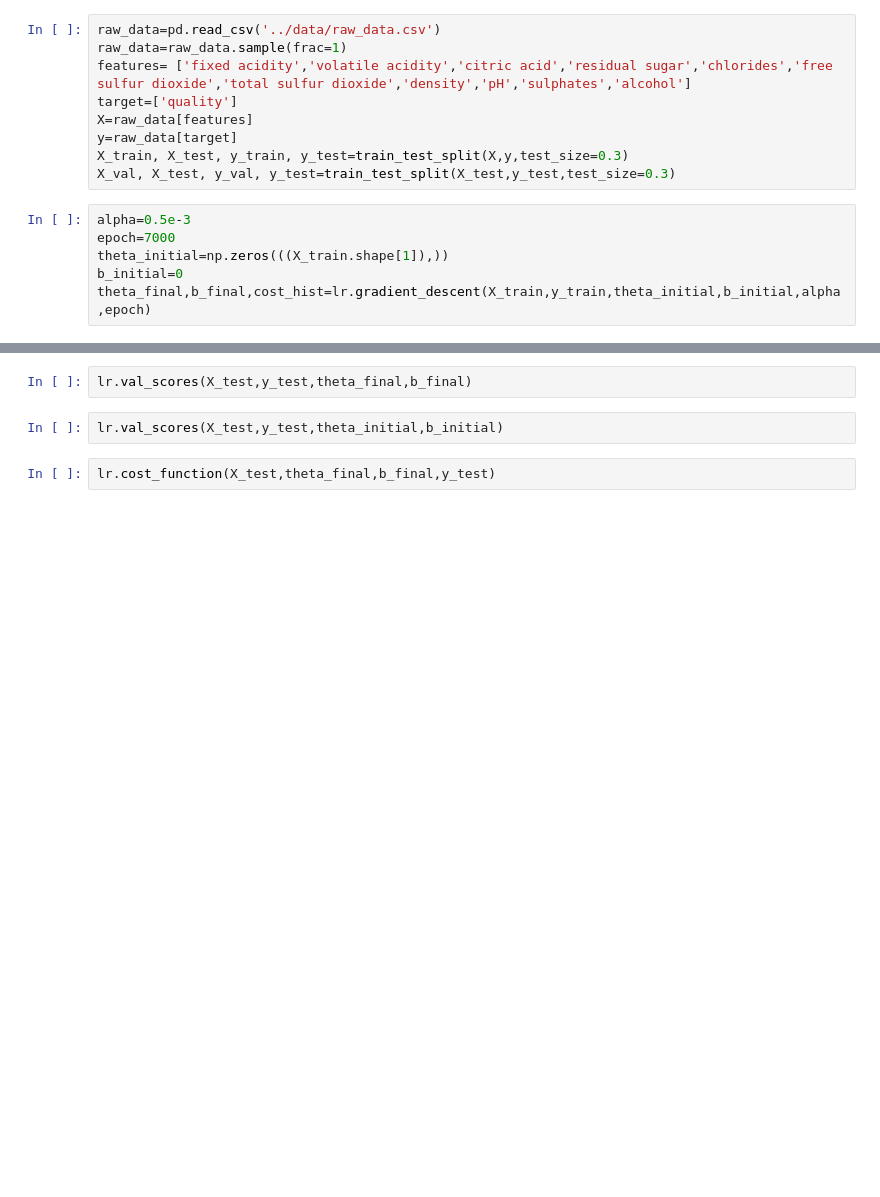
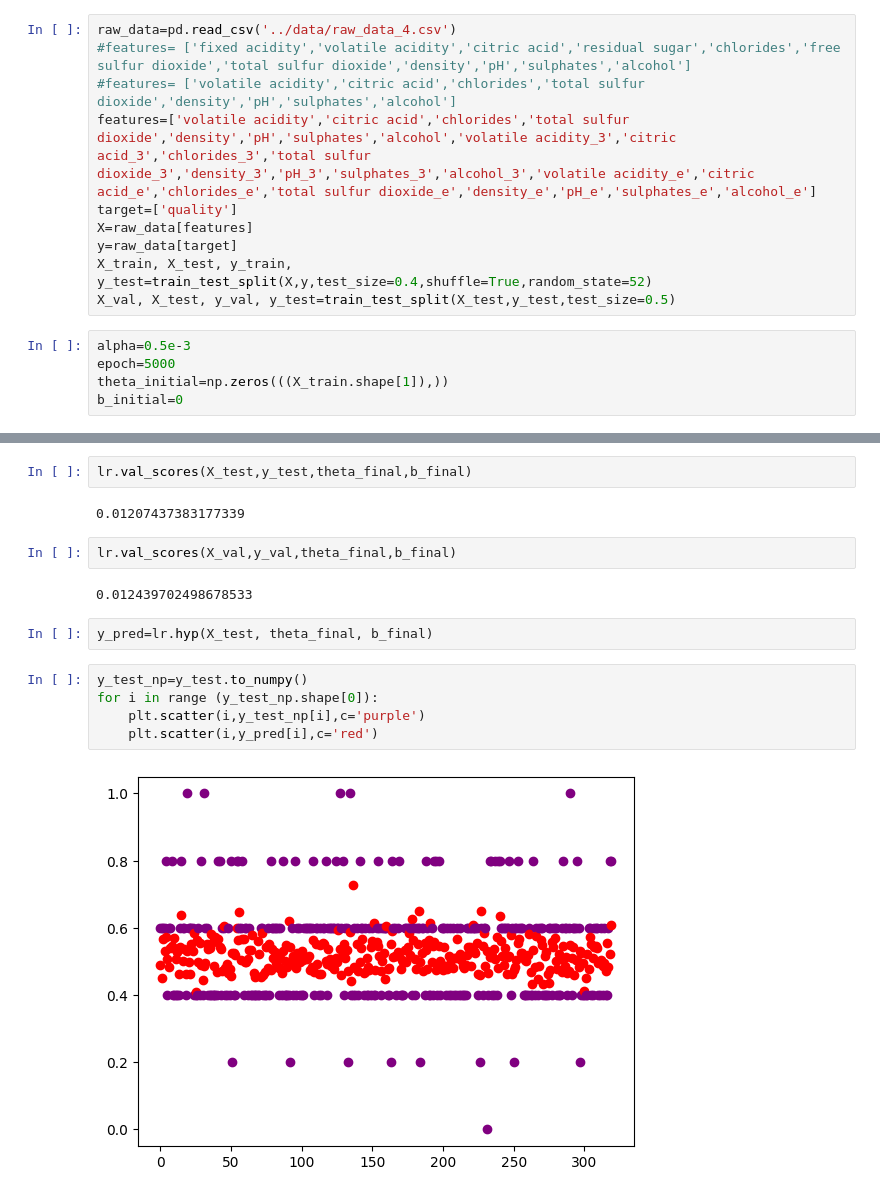
Before and after one commit to garlicnooodles/supervised-learning, a Jupyter notebook: Wine/notebooks/test_notebook.ipynb, the cells around one changed output, grey strips where cells are left out. Cells and saved outputs as stored; diff of their text form; blank space fills up the shorter version.

```diff
--- a/Wine/notebooks/test_notebook.ipynb
+++ b/Wine/notebooks/test_notebook.ipynb
@@ -9,17 +10,17 @@ from sklearn.metrics import r2_score
 from sklearn.model_selection import train_test_split
 import linear_regression as lr
 # %%
-raw_data=pd.read_csv('../data/raw_data.csv')
-raw_data=raw_data.sample(frac=1)
-features= ['fixed acidity','volatile acidity','citric acid','residual sugar','chlorides','free sulfur dioxide','total sulfur dioxide','density','pH','sulphates','alcohol']
+raw_data=pd.read_csv('../data/raw_data_4.csv')
+#features= ['fixed acidity','volatile acidity','citric acid','residual sugar','chlorides','free sulfur dioxide','total sulfur dioxide','density','pH','sulphates','alcohol']
+#features= ['volatile acidity','citric acid','chlorides','total sulfur dioxide','density','pH','sulphates','alcohol']
+features=['volatile acidity','citric acid','chlorides','total sulfur dioxide','density','pH','sulphates','alcohol','volatile acidity_3','citric acid_3','chlorides_3','total sulfur dioxide_3','density_3','pH_3','sulphates_3','alcohol_3','volatile acidity_e','citric acid_e','chlorides_e','total sulfur dioxide_e','density_e','pH_e','sulphates_e','alcohol_e']
 target=['quality']
 X=raw_data[features]
 y=raw_data[target]
-X_train, X_test, y_train, y_test=train_test_split(X,y,test_size=0.3)
-X_val, X_test, y_val, y_test=train_test_split(X_test,y_test,test_size=0.3)
+X_train, X_test, y_train, y_test=train_test_split(X,y,test_size=0.4,shuffle=True,random_state=52)
+X_val, X_test, y_val, y_test=train_test_split(X_test,y_test,test_size=0.5)
 # %%
 alpha=0.5e-3
-epoch=7000
+epoch=5000
 theta_initial=np.zeros(((X_train.shape[1]),))
 b_initial=0
-theta_final,b_final,cost_hist=lr.gradient_descent(X_train,y_train,theta_initial,b_initial,alpha,epoch)
@@ -30,6 +49,17 @@ lr.val_scores(X_train,y_train,theta_final,b_final)
 # %%
 lr.val_scores(X_test,y_test,theta_final,b_final)
+# %% [output]
+0.01207437383177339
-# %%
-lr.val_scores(X_test,y_test,theta_initial,b_initial)
 # %%
-lr.cost_function(X_test,theta_final,b_final,y_test)
+lr.val_scores(X_val,y_val,theta_final,b_final)
+# %% [output]
+0.012439702498678533
+# %%
+y_pred=lr.hyp(X_test, theta_final, b_final)
+# %%
+y_test_np=y_test.to_numpy()
+for i in range (y_test_np.shape[0]):
+    plt.scatter(i,y_test_np[i],c='purple')
+    plt.scatter(i,y_pred[i],c='red')
+# %% [output]
+[figure, added]
```
Also changed, not shown: parts of 5 cells of this notebook, 11 other files.
